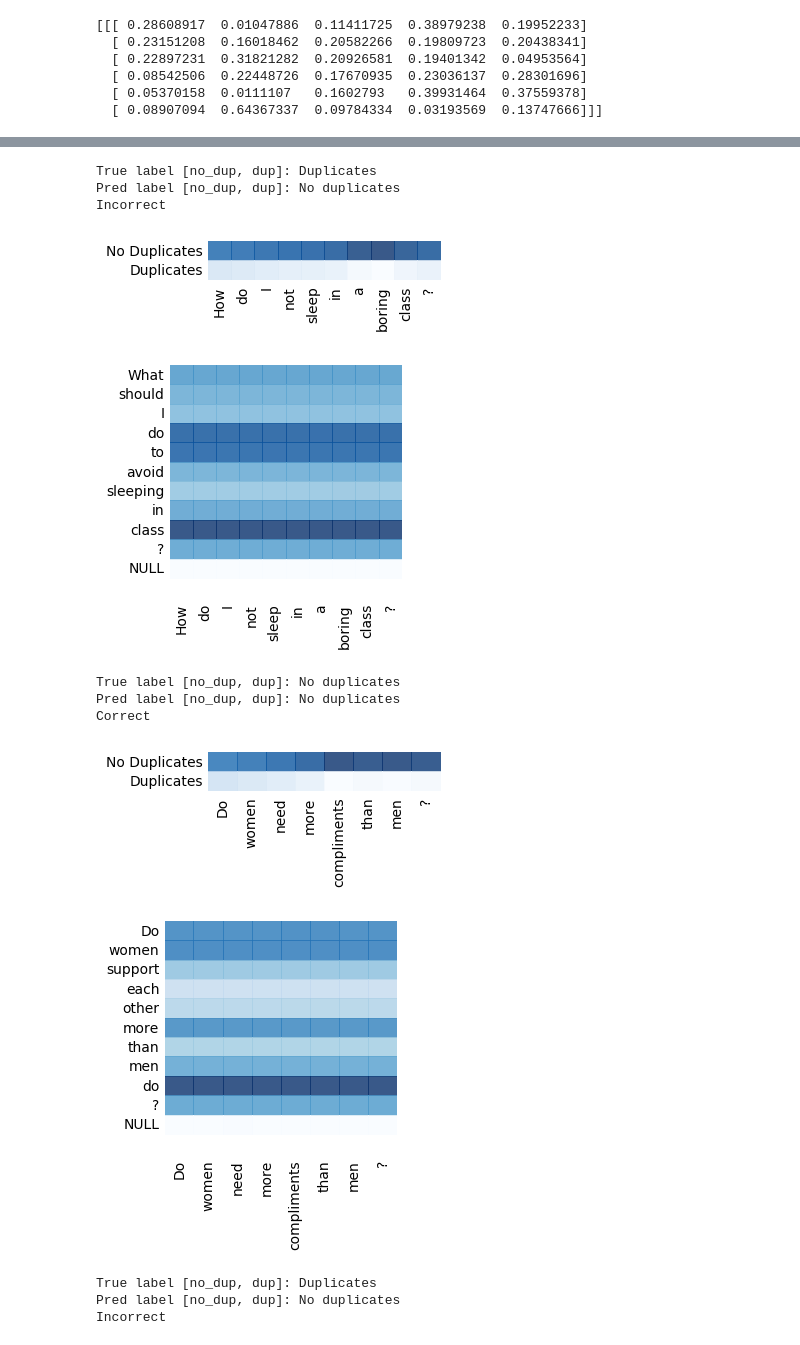
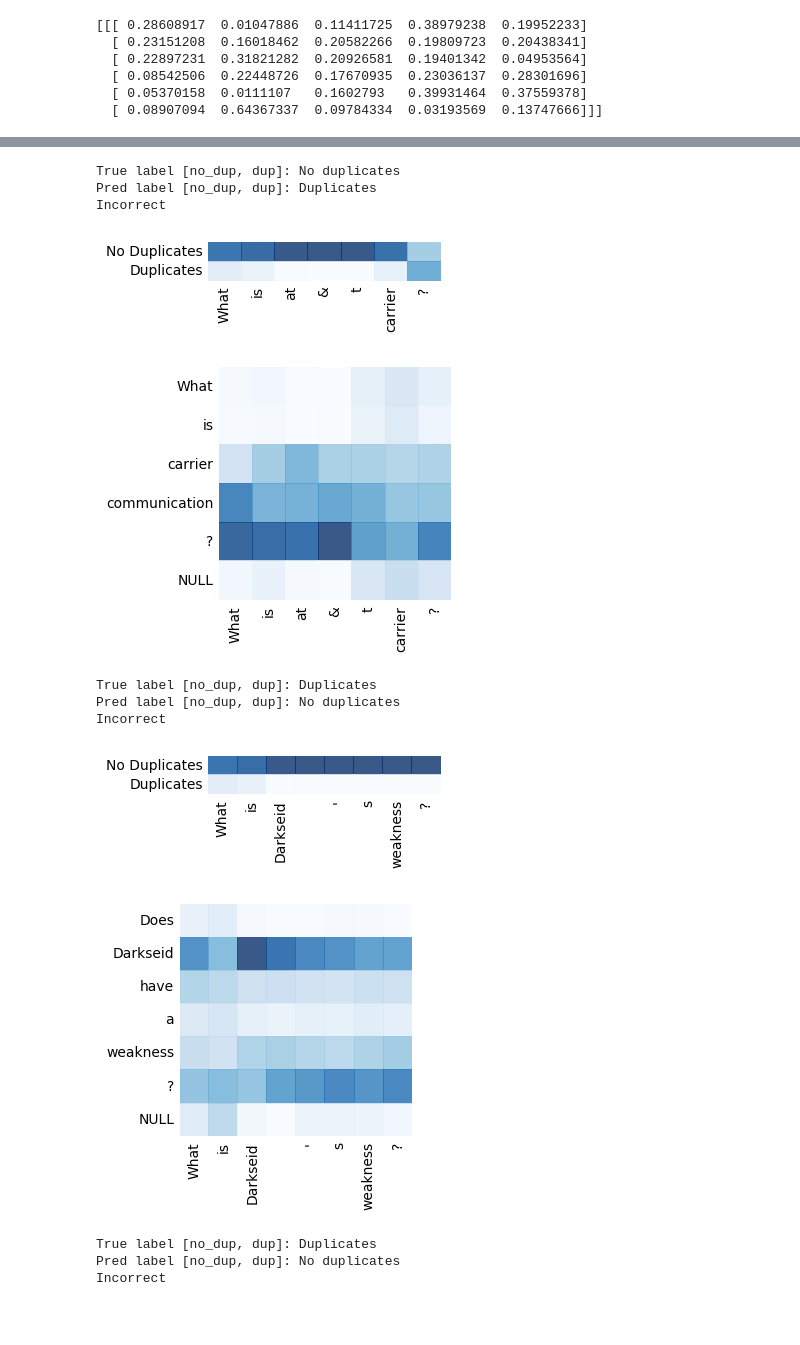
Before and after one commit to insikk/quora_question_duplicate, a Jupyter notebook: visualization/Visualization Word-by-word alignment mLSTM 150d.ipynb, the cells around one changed output, grey strips where cells are left out. Drawn from its saved outputs; the diff is of its cells as text; code cells hidden in the pictures; blank space fills up the shorter version.

Commit message:
bugfix for contextual mLSTM

```diff
--- a/visualization/Visualization Word-by-word alignment mLSTM 150d.ipynb
+++ b/visualization/Visualization Word-by-word alignment mLSTM 150d.ipynb
@@ -31,7 +31,7 @@ print(a_kj)
 # Load the actual values from model inference
 
 import pickle
-data_out_filename = "../forward_data.pkl"
+data_out_filename = "../forward_data_mLSTM.pkl"
 batch_data = pickle.load(open(data_out_filename, "rb"))
 # print(batch_data)
 print(len(batch_data['x']))
@@ -169,43 +169,44 @@ def visualize(premise_tokens, hypothesis_tokens, attention, logits_per_timestep)
 
     # Turn off all the ticks
     ax = plt.gca()
 
 
     for t in ax.xaxis.get_major_ticks():
         t.tick1On = False
         t.tick2On = False
     for t in ax.yaxis.get_major_ticks():
         t.tick1On = False
         t.tick2On = False
 
     plt.show()
 
 
 for batch_idx in range(num_batch):
+    batch_idx = 7
     for point_idx in range(batch_size):
 
         premise_tokens, hypothesis_tokens, a_kj_ph, logits, z, logits_per_h = get_datapoint(batch_data, batch_idx, point_idx)
 
 
         #print(logits)
         # print(logits_per_h[-1, :])
-        if True or not (np.argmax(logits) == np.argmax(z)):
+        if not (np.argmax(logits) == np.argmax(z)):
             print("True label [no_dup, dup]:", "No duplicates" if np.argmax(z) == 0 else "Duplicates")
             print("Pred label [no_dup, dup]:", "No duplicates" if np.argmax(logits) == 0 else "Duplicates")
             print("Correct" if np.argmax(logits) == np.argmax(z) else "Incorrect")
             visualize(premise_tokens, hypothesis_tokens, a_kj_ph, logits_per_h.T)
     break
 # %% [output]
-True label [no_dup, dup]: Duplicates
-Pred label [no_dup, dup]: No duplicates
+True label [no_dup, dup]: No duplicates
+Pred label [no_dup, dup]: Duplicates
 Incorrect
-[figure, old version]
+[figure, new version]
-[figure, old version]
+[figure, new version]
-True label [no_dup, dup]: No duplicates
+True label [no_dup, dup]: Duplicates
 Pred label [no_dup, dup]: No duplicates
-Correct
+Incorrect
-[figure, old version]
+[figure, new version]
-[figure, old version]
+[figure, new version]
 True label [no_dup, dup]: Duplicates
 Pred label [no_dup, dup]: No duplicates
 Incorrect
```
Also changed, not shown: parts of 2 cells of this notebook, 3 other files.
